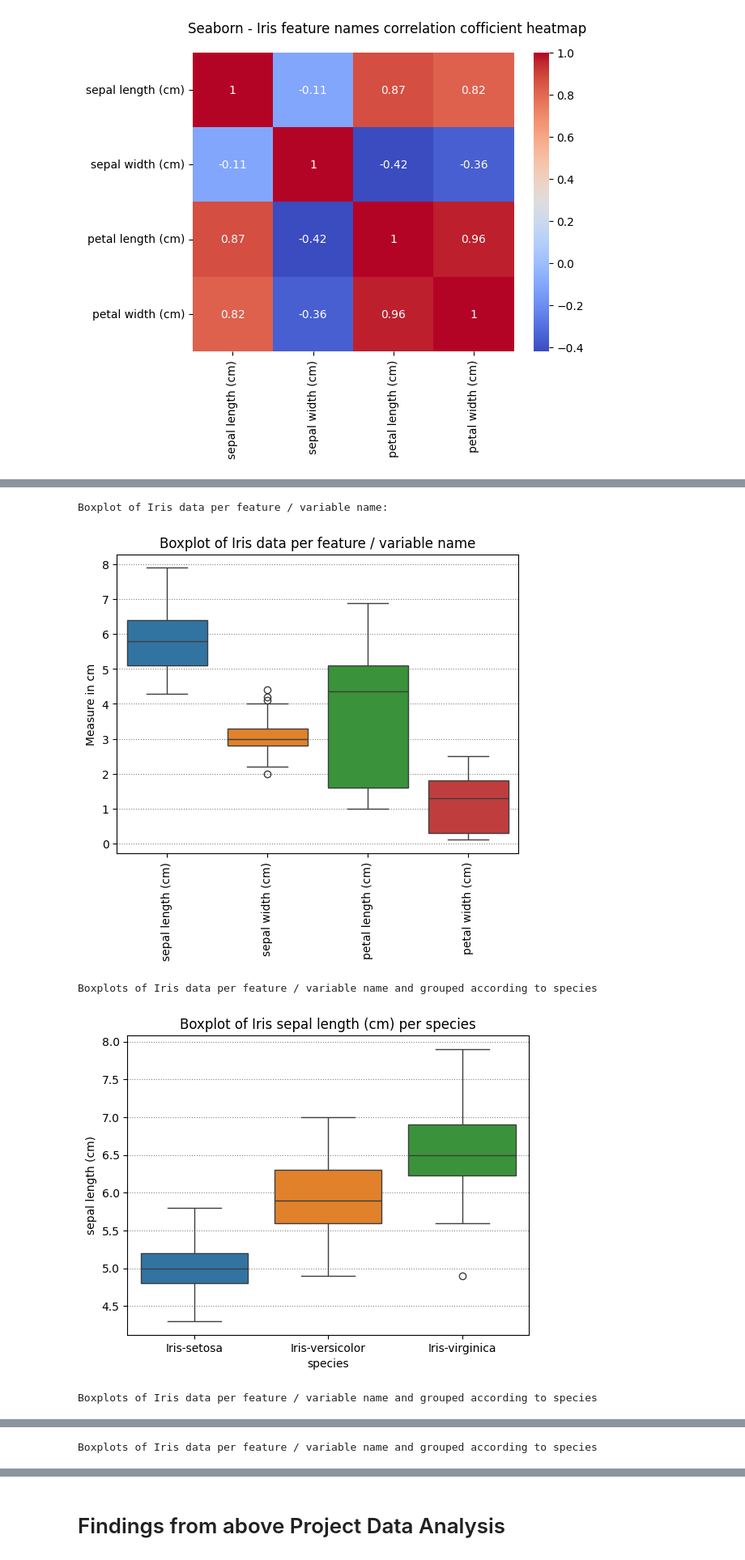
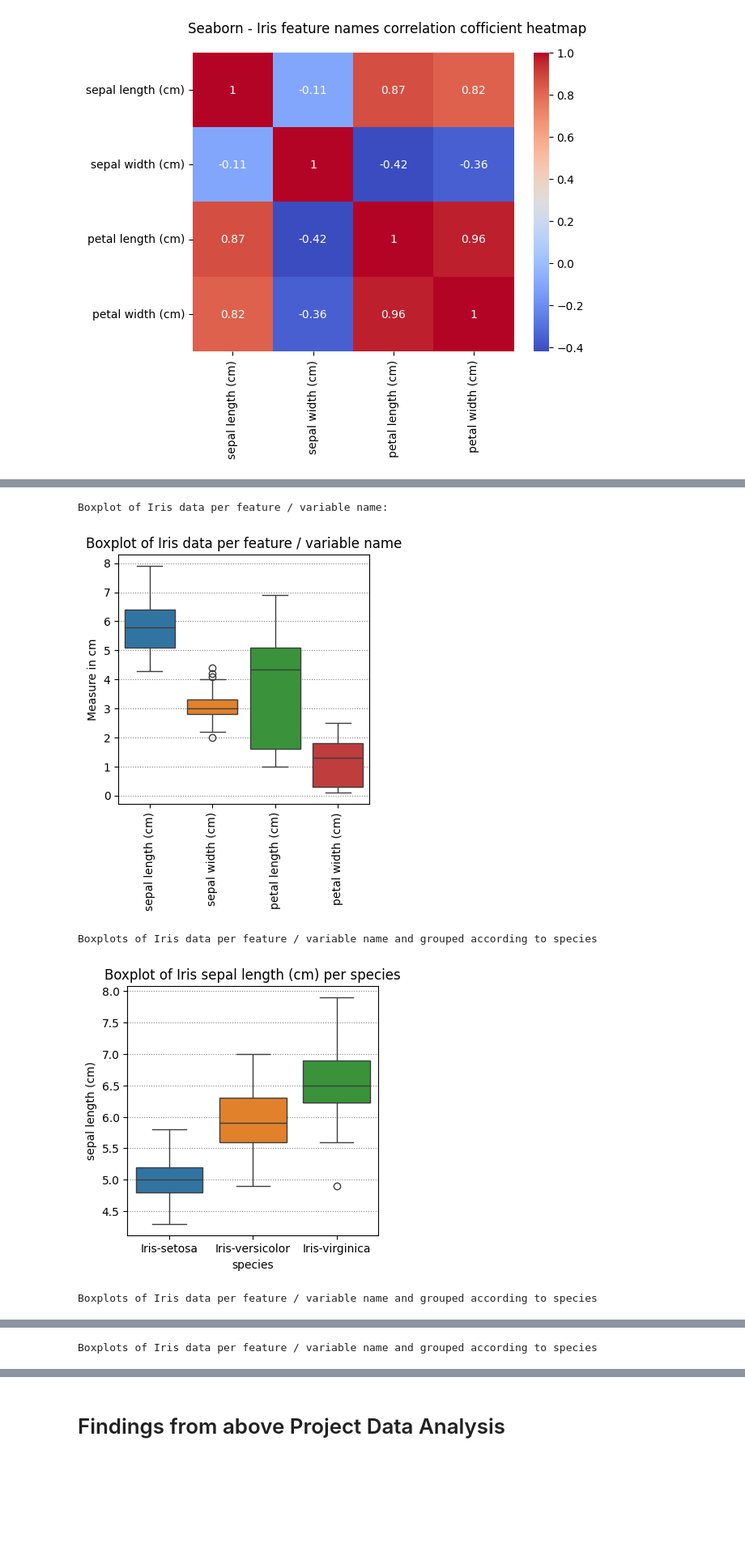
Before and after one commit to Hugo-van-Zyl/pands-project, a Jupyter notebook: analysis.ipynb, the cells around one changed output, grey strips where cells are left out. Shown at 81% size. Saved outputs shown, nothing was run; the diff lists cells and outputs as text; code cells hidden in the pictures; blank space fills up the shorter version.

Commit message:
Some adjustments to task 3.4.2 figure sizes

```diff
--- a/analysis.ipynb
+++ b/analysis.ipynb
@@ -218,21 +219,23 @@ I want to plot the Iris data as boxplots. The reason being that boxplots show th
 # %%
 print("Boxplot of Iris data per feature / variable name:") # set heading
+plt.figure(figsize = (4,4)) # set size of the plot to ensure everything is clearly visible
 sns.boxplot(dft_Iris) # use seaborn function to create boxplot
 plt.title("Boxplot of Iris data per feature / variable name") # add plot title
 plt.ylabel("Measure in cm") # set y axis title
 plt.xticks(rotation = 90) # rotate x-axis text to 90 deg for better readability
 plt.grid(axis = "y", linestyle = "dotted", color = "grey") # include grid on the plot for easier reference to nearest values
 plt.show() # show active plot
 
 for variable in Variable_names: # start for loop to run through each feature / variable name
     print("Boxplots of Iris data per feature / variable name and grouped according to species") # set heading
+    plt.figure(figsize = (4,4)) # set size of the plot to ensure everything is clearly visible
     sns.boxplot(dft_Iris, x = "species", y = variable, hue = "species") # use seaborn function to create boxplot
     plt.title(f"Boxplot of Iris {variable} per species")
     plt.grid(axis = "y", linestyle = "dotted", color = "grey") # include grid on the plot for easier reference to nearest values
     plt.show() # show active plot
 # %% [output]
 Boxplot of Iris data per feature / variable name:
-[figure, old version]
+[figure, new version]
 Boxplots of Iris data per feature / variable name and grouped according to species
-[figure, old version]
+[figure, new version]
 Boxplots of Iris data per feature / variable name and grouped according to species
```
Also changed, not shown: parts of 2 cells of this notebook.
